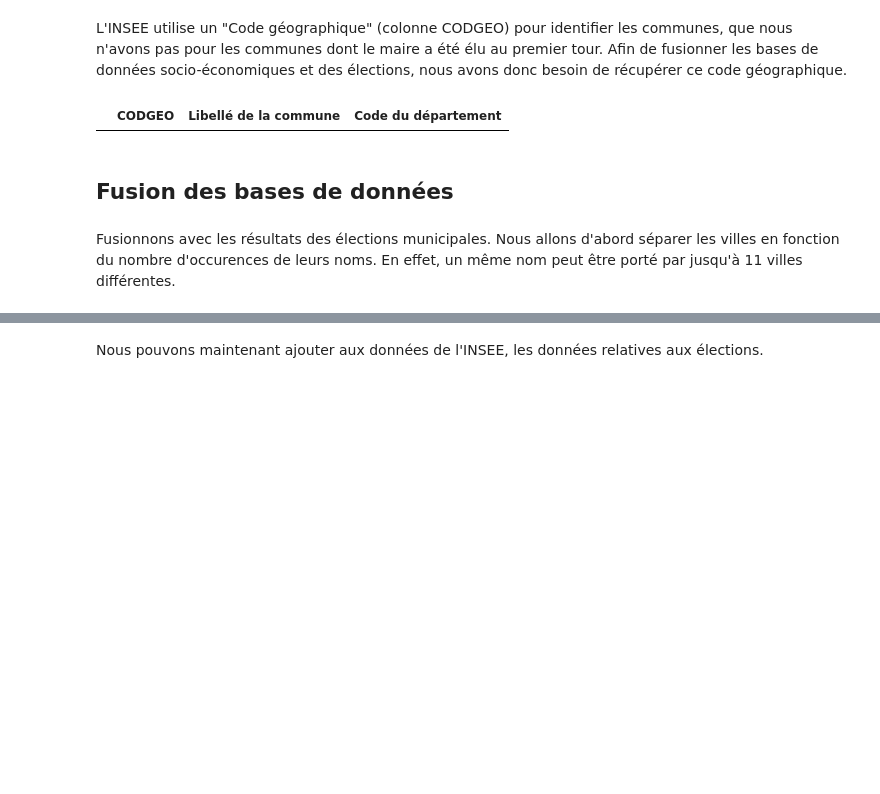
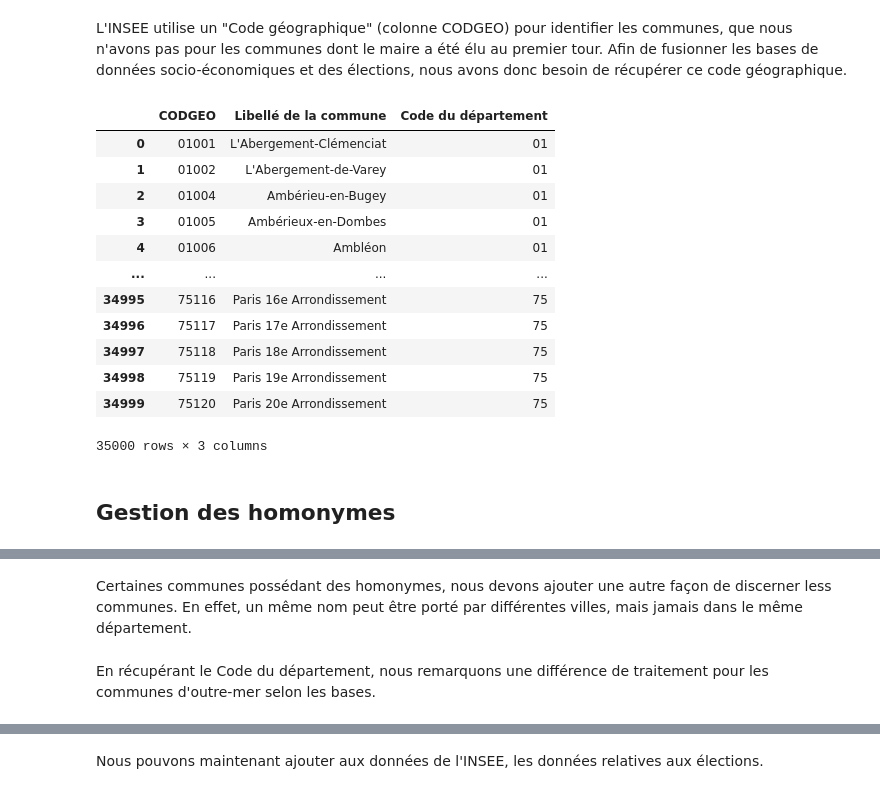
Before and after one commit to HenrideT/Projet_Python, a Jupyter notebook: Récupération.ipynb, the cells around one changed output, grey strips where cells are left out. Cells and saved outputs as stored; diff of their text form; code cells hidden in the pictures; blank space fills up the shorter version.

```diff
--- a/Récupération.ipynb
+++ b/Récupération.ipynb
@@ -352,9 +350,0 @@ meta_insee.columns = ['CODGEO', 'Libellé de la commune']
-# %%
-meta_insee['Code du département'] = meta_insee['CODGEO'].apply(lambda row: row[:2])
-meta_insee.loc[meta_insee['Libellé de la commune']=='Kouaoua']
-# %% [output]
-|  | CODGEO | Libellé de la commune | Code du département |
-# %% [markdown]
-## Fusion des bases de données
-# %% [markdown]
-Fusionnons avec les résultats des élections municipales. Nous allons d'abord séparer les villes en fonction du nombre d'occurences de leurs noms. En effet, un même nom peut être porté par jusqu'à 11 villes différentes.
@@ -361 +354,19 @@ Fusionnons avec les résultats des élections municipales. Nous allons d'abord s
+# %%
+meta_insee
+# %% [output]
+|  | CODGEO | Libellé de la commune | Code du département |
+| 0 | 01001 | L'Abergement-Clémenciat | 01 |
+| 1 | 01002 | L'Abergement-de-Varey | 01 |
+| 2 | 01004 | Ambérieu-en-Bugey | 01 |
+| 3 | 01005 | Ambérieux-en-Dombes | 01 |
+| 4 | 01006 | Ambléon | 01 |
+| ... | ... | ... | ... |
+| 34995 | 75116 | Paris 16e Arrondissement | 75 |
+| 34996 | 75117 | Paris 17e Arrondissement | 75 |
+| 34997 | 75118 | Paris 18e Arrondissement | 75 |
+| 34998 | 75119 | Paris 19e Arrondissement | 75 |
+| 34999 | 75120 | Paris 20e Arrondissement | 75 |
+35000 rows × 3 columns
+# %% [markdown]
+## Gestion des homonymes
 # %%
@@ -373,3 +386,5 @@ municipales_2014_et_2020.loc[municipales_2014_et_2020['Libellé de la commune']=
 | 10377 | 33390 | THIBEAU | THIBEAU | Sainte-Colombe | False | ... |
 | 12496 | 40252 | DUTOYA | DUTOYA | Sainte-Colombe | False | ... |
 | 24600 | 77404 | BALDUCCI | BALDUCCI | Sainte-Colombe | False | ... |
+# %% [markdown]
+Certaines communes possédant des homonymes, nous devons ajouter une autre façon de discerner less communes. En effet, un même nom peut être porté par différentes villes, mais jamais dans le même département.
@@ -375,0 +394,2 @@ municipales_2014_et_2020.loc[municipales_2014_et_2020['Libellé de la commune']=
+# %% [markdown]
+En récupérant le Code du département, nous remarquons une différence de traitement pour les communes d'outre-mer selon les bases.
```
Also changed, not shown: parts of 30 cells of this notebook.
